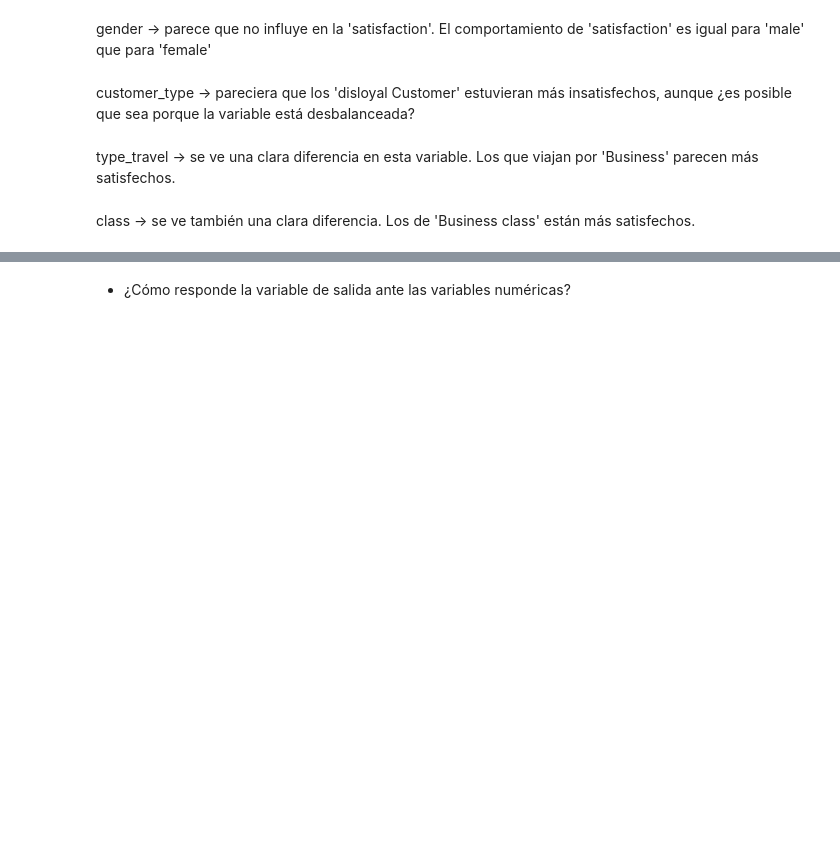
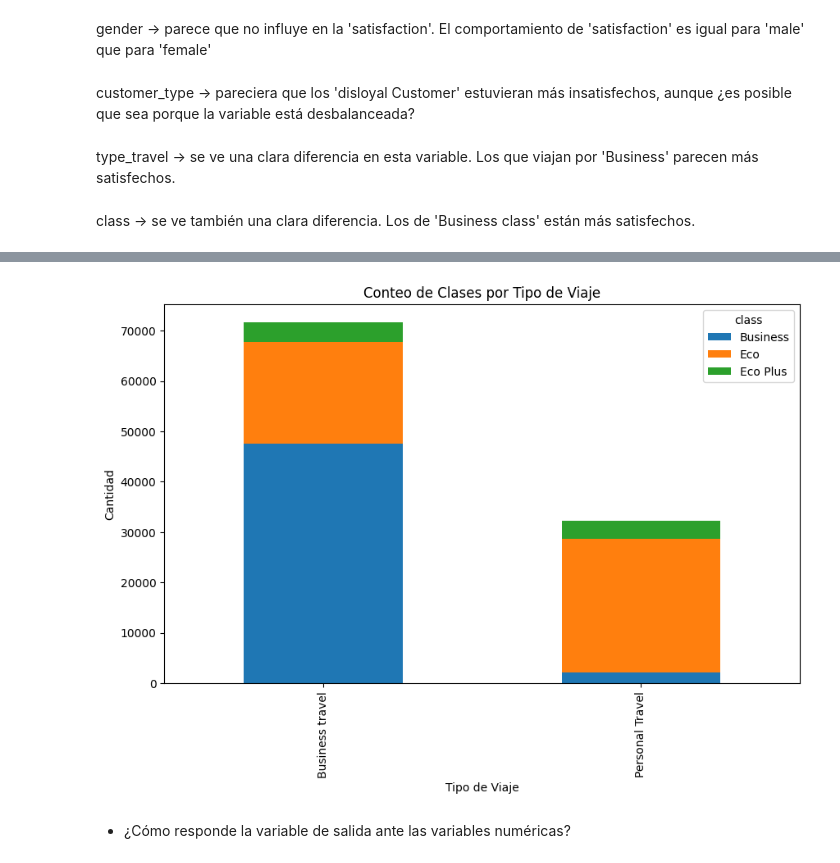
Before and after one commit to AI-School-F5-P2/proyecto_airlines_equipo_2, a Jupyter notebook: airlines.ipynb, the cells around one changed output, grey strips where cells are left out. Cells and saved outputs as stored; diff of their text form; code cells hidden in the pictures; blank space fills up the shorter version.

```diff
--- a/airlines.ipynb
+++ b/airlines.ipynb
@@ -197,3 +206,19 @@ class -> se ve también una clara diferencia. Los de 'Business class' están má
+# %%
+#realiza el groupby y cuenta los valores
+count_values = df.groupby(['type_travel', 'class']).size().unstack()
+
+#crea un gráfico de barras
+count_values.plot(kind='bar', stacked=True, figsize=(10, 6))
+
+#configura las etiquetas y el título del gráfico
+plt.xlabel('Tipo de Viaje')
+plt.ylabel('Cantidad')
+plt.title('Conteo de Clases por Tipo de Viaje')
+
+#muestra el gráfico
+plt.show()
+# %% [output]
+[figure, added]
 # %% [markdown]
 - ¿Cómo responde la variable de salida ante las variables numéricas?
 # %%
```
Also changed, not shown: parts of 29 cells of this notebook.
